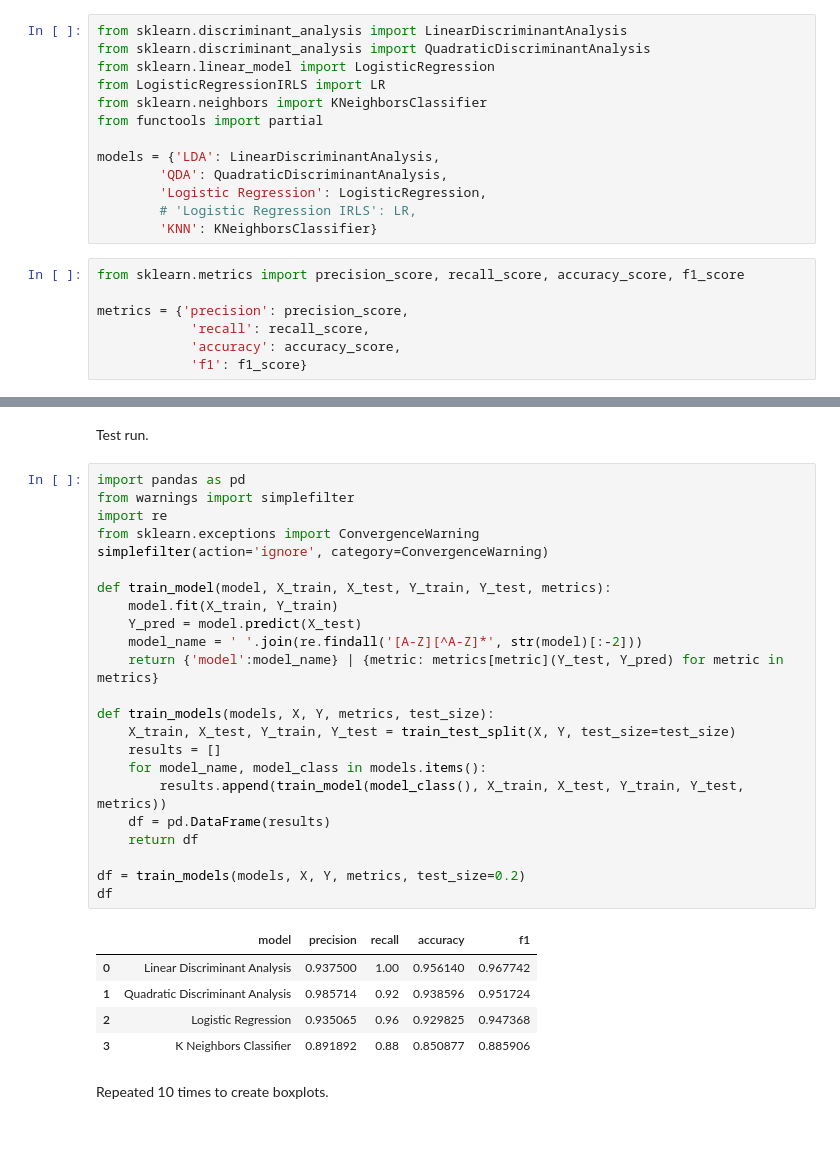
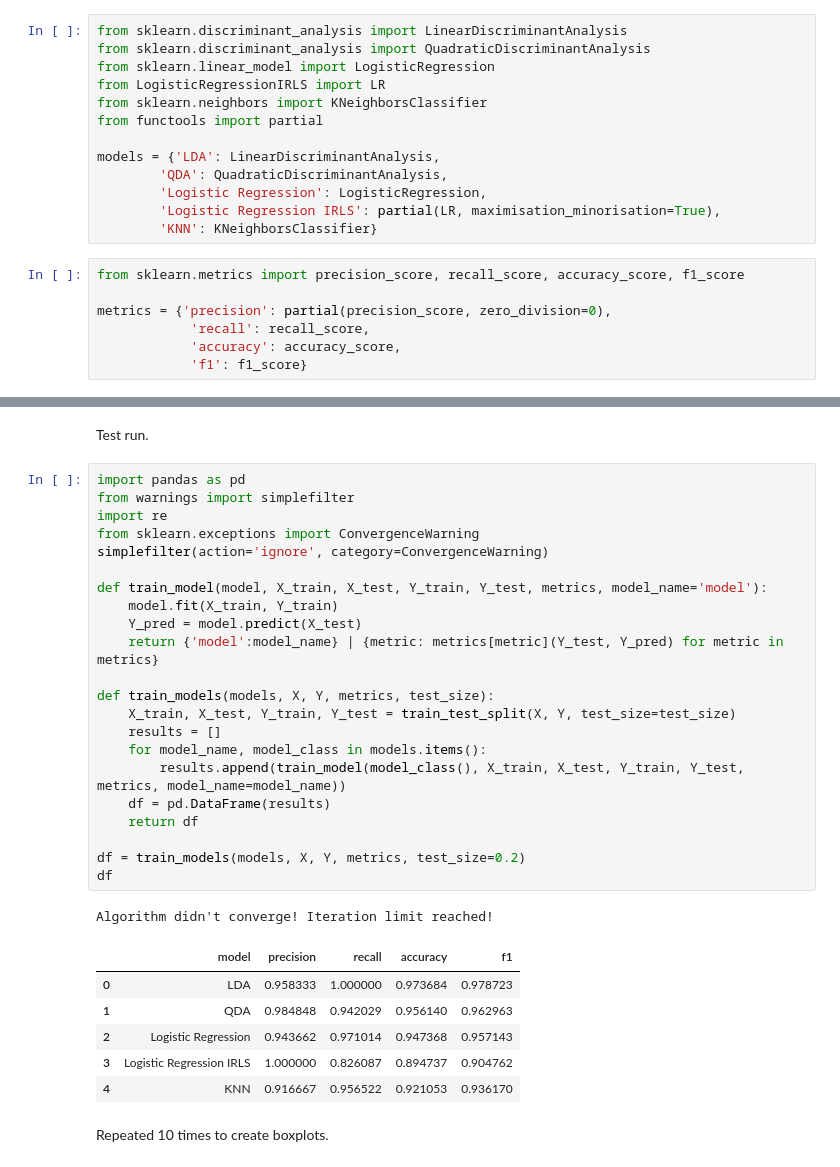
Before and after one commit to mstaczek/Logistic-Regression-with-IRLS, a Jupyter notebook: experiments.ipynb, the cells around one changed output, grey strips where cells are left out. Saved outputs shown, nothing was run; the diff lists cells and outputs as text; blank space fills up the shorter version.

```diff
--- a/experiments.ipynb
+++ b/experiments.ipynb
@@ -81,12 +81,12 @@ from functools import partial
 models = {'LDA': LinearDiscriminantAnalysis,
         'QDA': QuadraticDiscriminantAnalysis,
         'Logistic Regression': LogisticRegression,
-        # 'Logistic Regression IRLS': LR,
+        'Logistic Regression IRLS': partial(LR, maximisation_minorisation=True),
         'KNN': KNeighborsClassifier}
 # %%
 from sklearn.metrics import precision_score, recall_score, accuracy_score, f1_score
 
-metrics = {'precision': precision_score,
+metrics = {'precision': partial(precision_score, zero_division=0),
             'recall': recall_score,
             'accuracy': accuracy_score,
             'f1': f1_score}
@@ -97,32 +97,33 @@ Test run.
 # %%
 import pandas as pd
 from warnings import simplefilter
 import re
 from sklearn.exceptions import ConvergenceWarning
 simplefilter(action='ignore', category=ConvergenceWarning)
 
-def train_model(model, X_train, X_test, Y_train, Y_test, metrics):
+def train_model(model, X_train, X_test, Y_train, Y_test, metrics, model_name='model'):
     model.fit(X_train, Y_train)
     Y_pred = model.predict(X_test)
-    model_name = ' '.join(re.findall('[A-Z][^A-Z]*', str(model)[:-2]))
     return {'model':model_name} | {metric: metrics[metric](Y_test, Y_pred) for metric in metrics}
 
 def train_models(models, X, Y, metrics, test_size):
     X_train, X_test, Y_train, Y_test = train_test_split(X, Y, test_size=test_size)
     results = []
     for model_name, model_class in models.items():
-        results.append(train_model(model_class(), X_train, X_test, Y_train, Y_test, metrics))
+        results.append(train_model(model_class(), X_train, X_test, Y_train, Y_test, metrics, model_name=model_name))
     df = pd.DataFrame(results)
     return df
 
 df = train_models(models, X, Y, metrics, test_size=0.2)
 df
 # %% [output]
+Algorithm didn't converge! Iteration limit reached!
 |  | model | precision | recall | accuracy | f1 |
-| 0 | Linear Discriminant Analysis | 0.937500 | 1.00 | 0.956140 | 0.967742 |
-| 1 | Quadratic Discriminant Analysis | 0.985714 | 0.92 | 0.938596 | 0.951724 |
-| 2 | Logistic Regression | 0.935065 | 0.96 | 0.929825 | 0.947368 |
-| 3 | K Neighbors Classifier | 0.891892 | 0.88 | 0.850877 | 0.885906 |
+| 0 | LDA | 0.958333 | 1.000000 | 0.973684 | 0.978723 |
+| 1 | QDA | 0.984848 | 0.942029 | 0.956140 | 0.962963 |
+| 2 | Logistic Regression | 0.943662 | 0.971014 | 0.947368 | 0.957143 |
+| 3 | Logistic Regression IRLS | 1.000000 | 0.826087 | 0.894737 | 0.904762 |
+| 4 | KNN | 0.916667 | 0.956522 | 0.921053 | 0.936170 |
 # %% [markdown]
 Repeated 10 times to create boxplots.
 # %%
```
Also changed, not shown: parts of 2 cells of this notebook, 1 other file.
